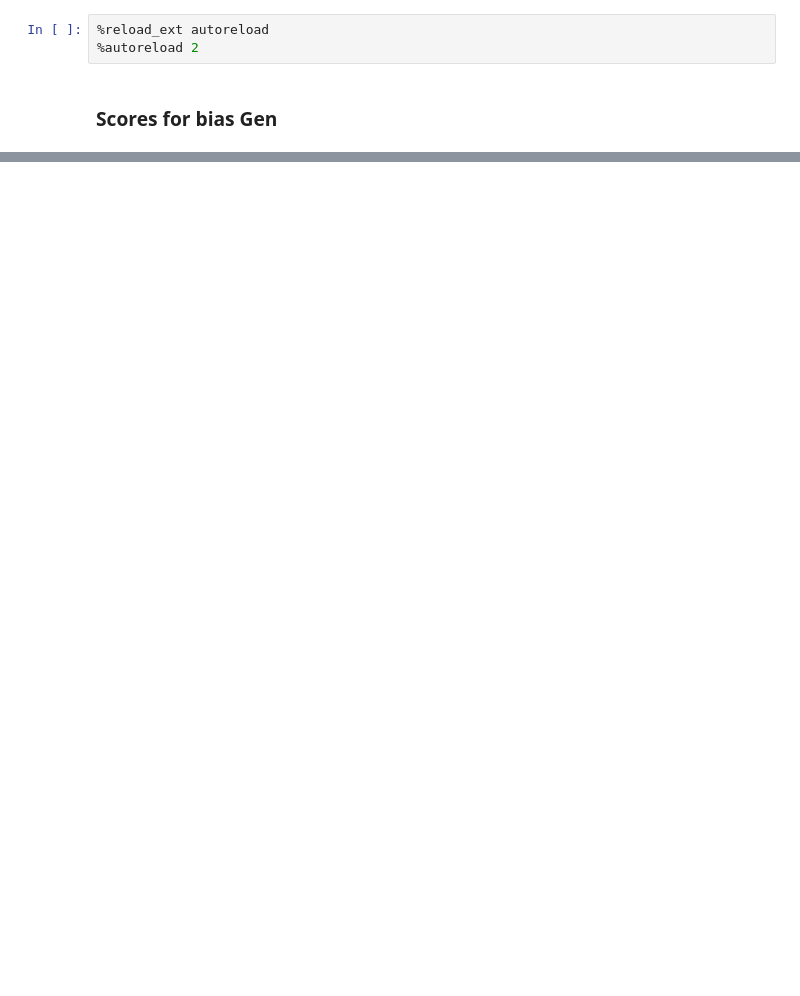
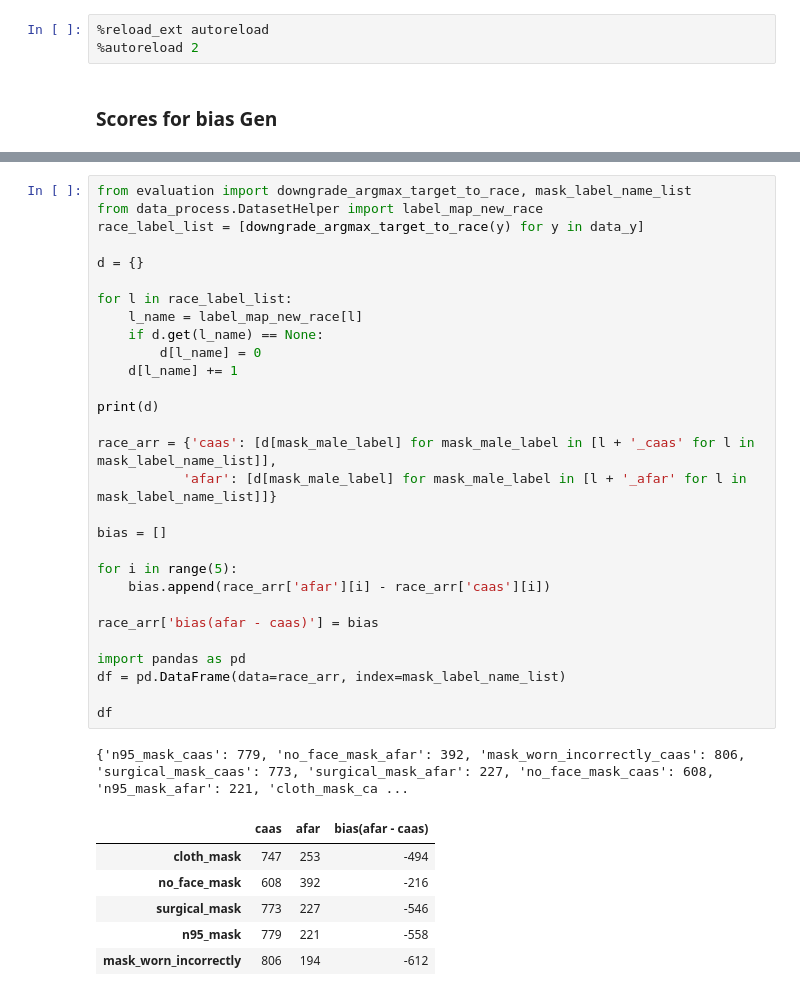
Before and after one commit to youyinnn/ai_face_mask_detector, a Jupyter notebook: model_evaluation_data_bias.ipynb, the cells around one changed output, grey strips where cells are left out. Saved outputs shown, nothing was run; the diff lists cells and outputs as text; blank space fills up the shorter version.

```diff
--- a/model_evaluation_data_bias.ipynb
+++ b/model_evaluation_data_bias.ipynb
@@ -76,0 +116,37 @@ gen_arr = []
+# %%
+from evaluation import downgrade_argmax_target_to_race, mask_label_name_list
+from data_process.DatasetHelper import label_map_new_race
+race_label_list = [downgrade_argmax_target_to_race(y) for y in data_y]
+
+d = {}
+
+for l in race_label_list:
+    l_name = label_map_new_race[l]
+    if d.get(l_name) == None:
+        d[l_name] = 0
+    d[l_name] += 1
+
+print(d)
+
+race_arr = {'caas': [d[mask_male_label] for mask_male_label in [l + '_caas' for l in mask_label_name_list]],
+           'afar': [d[mask_male_label] for mask_male_label in [l + '_afar' for l in mask_label_name_list]]}
+
+bias = []
+
+for i in range(5):
+    bias.append(race_arr['afar'][i] - race_arr['caas'][i])
+
+race_arr['bias(afar - caas)'] = bias
+
+import pandas as pd
+df = pd.DataFrame(data=race_arr, index=mask_label_name_list)
+
+df
+# %% [output]
+{'n95_mask_caas': 779, 'no_face_mask_afar': 392, 'mask_worn_incorrectly_caas': 806, 'surgical_mask_caas': 773, 'surgical_mask_afar': 227, 'no_face_mask_caas': 608, 'n95_mask_afar': 221, 'cloth_mask_ca ...
+|  | caas | afar | bias(afar - caas) |
+| cloth_mask | 747 | 253 | -494 |
+| no_face_mask | 608 | 392 | -216 |
+| surgical_mask | 773 | 227 | -546 |
+| n95_mask | 779 | 221 | -558 |
+| mask_worn_incorrectly | 806 | 194 | -612 |
```
Also changed, not shown: parts of 4 cells of this notebook, 3 other files.
